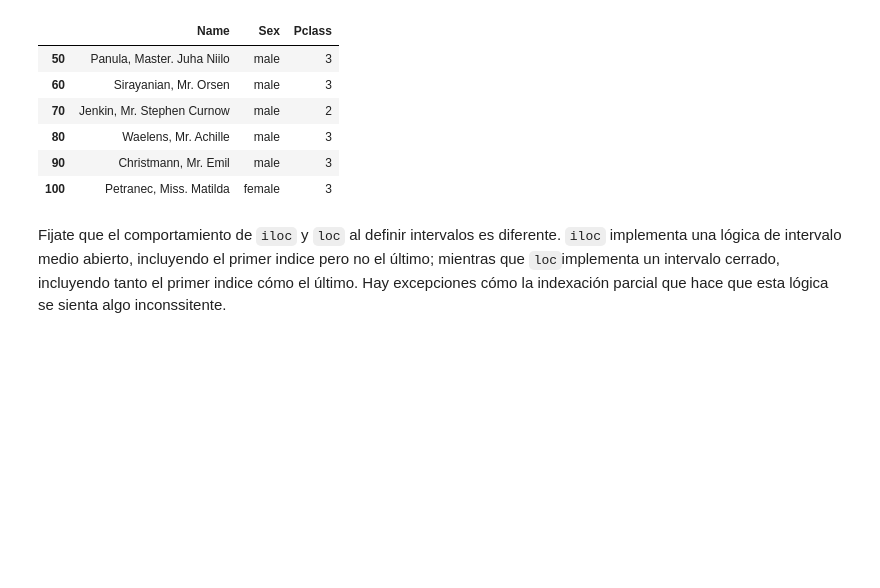
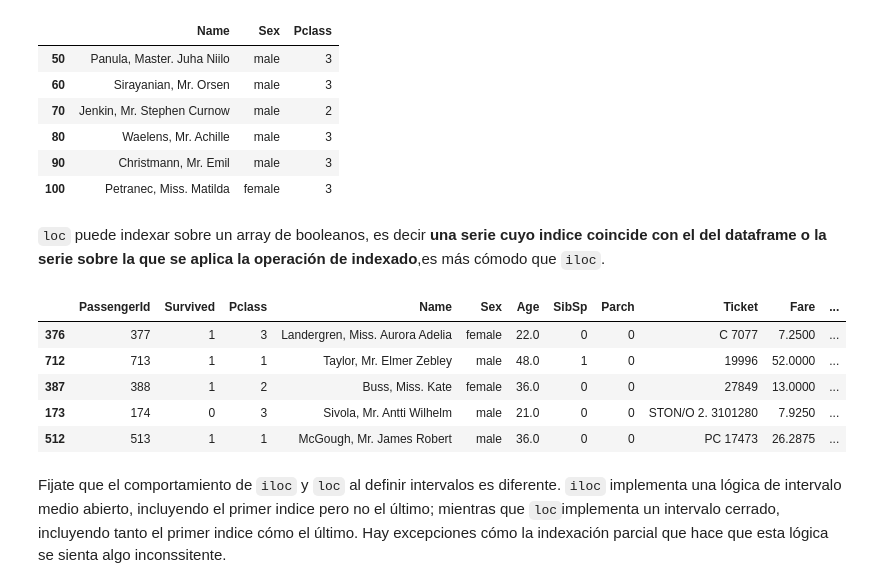
Before and after one commit to franpelirrojo/api_exploration_titanic, a Jupyter notebook: Titanic_Pandas_Practice_Notebook.ipynb, the cells around one changed output. Cells and saved outputs as stored; diff of their text form; code cells hidden in the pictures; blank space fills up the shorter version.

```diff
--- a/Titanic_Pandas_Practice_Notebook.ipynb
+++ b/Titanic_Pandas_Practice_Notebook.ipynb
@@ -277,6 +288,17 @@ df.loc[50:100:10, ["Name", "Sex", "Pclass"]]
 | 80 | Waelens, Mr. Achille | male | 3 |
 | 90 | Christmann, Mr. Emil | male | 3 |
 | 100 | Petranec, Miss. Matilda | female | 3 |
+# %% [markdown]
+`loc` puede indexar sobre un array de booleanos, es decir **una serie cuyo indice coincide con el del dataframe o la serie sobre la que se aplica la operación de indexado**,es más cómodo que `iloc`.
+# %%
+df.loc[df.Age>18].sample(5)
+# %% [output]
+|  | PassengerId | Survived | Pclass | Name | Sex | Age | SibSp | Parch | Ticket | Fare | ... |
+| 376 | 377 | 1 | 3 | Landergren, Miss. Aurora Adelia | female | 22.0 | 0 | 0 | C 7077 | 7.2500 | ... |
+| 712 | 713 | 1 | 1 | Taylor, Mr. Elmer Zebley | male | 48.0 | 1 | 0 | 19996 | 52.0000 | ... |
+| 387 | 388 | 1 | 2 | Buss, Miss. Kate | female | 36.0 | 0 | 0 | 27849 | 13.0000 | ... |
+| 173 | 174 | 0 | 3 | Sivola, Mr. Antti Wilhelm | male | 21.0 | 0 | 0 | STON/O 2. 3101280 | 7.9250 | ... |
+| 512 | 513 | 1 | 1 | McGough, Mr. James Robert | male | 36.0 | 0 | 0 | PC 17473 | 26.2875 | ... |
 # %% [markdown]
 Fijate que el comportamiento de `iloc` y `loc` al definir intervalos es diferente. `iloc` implementa una lógica de intervalo medio abierto, incluyendo el primer indice pero no el último; mientras que `loc`implementa un intervalo cerrado, incluyendo tanto el primer indice cómo el último. Hay excepciones cómo la indexación parcial que hace que esta lógica se sienta algo inconssitente.
 # %%
```
Also changed, not shown: parts of 9 cells of this notebook.
